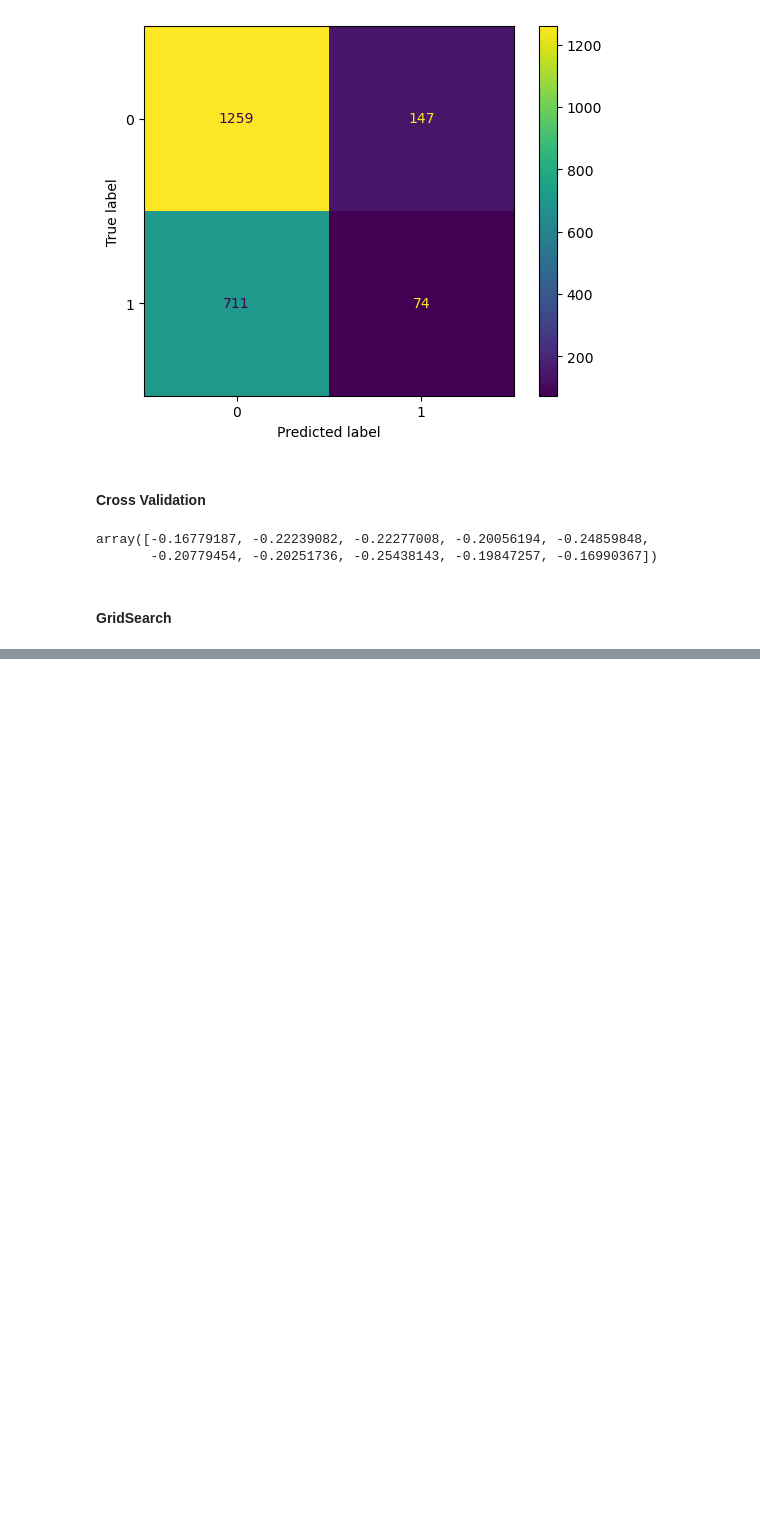
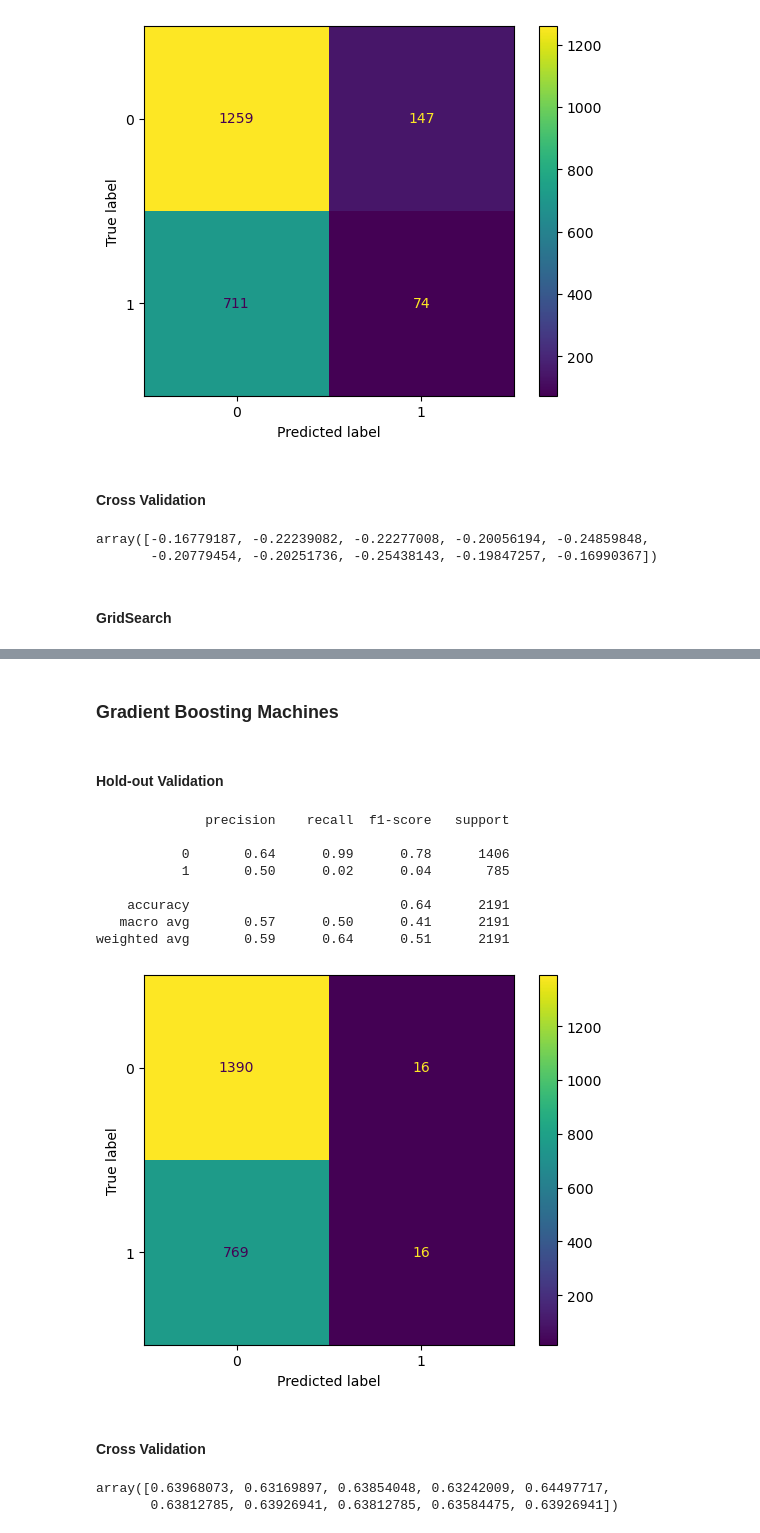
Before and after one commit to orlandopalmeira/Trabalho-DAA-2023-2024, a Jupyter notebook: Tarefa_1/tarefa_1_modelacao.ipynb, the cells around one changed output, grey strips where cells are left out. Cells and saved outputs as stored; diff of their text form; code cells hidden in the pictures; blank space fills up the shorter version.

Commit message:
Gradient Boosting Machines

```diff
--- a/Tarefa_1/tarefa_1_modelacao.ipynb
+++ b/Tarefa_1/tarefa_1_modelacao.ipynb
@@ -576,3 +576,35 @@ Fitting 3 folds for each of 16 candidates, totalling 48 fits
    macro avg       0.50      0.49      0.49      2191
 weighted avg       0.54      0.52      0.53      2191
 [figure]
+# %% [markdown]
+### Gradient Boosting Machines
+# %% [markdown]
+#### Hold-out Validation
+# %%
+from sklearn.ensemble import GradientBoostingClassifier
+
+gbm = GradientBoostingClassifier(random_state=2023)
+gbm.fit(X_train, y_train)
+predictionGBM = gbm.predict(X_test)
+
+print(classification_report(y_test, predictionGBM))
+ConfusionMatrixDisplay.from_predictions(y_test, predictionGBM)
+plt.show()
+# %% [output]
+              precision    recall  f1-score   support
+
+           0       0.64      0.99      0.78      1406
+           1       0.50      0.02      0.04       785
+
+    accuracy                           0.64      2191
+   macro avg       0.57      0.50      0.41      2191
+weighted avg       0.59      0.64      0.51      2191
+[figure, added]
+# %% [markdown]
+#### Cross Validation
+# %%
+scores = cross_val_score(gbm, X, y, cv=10)
+scores
+# %% [output]
+array([0.63968073, 0.63169897, 0.63854048, 0.63242009, 0.64497717,
+       0.63812785, 0.63926941, 0.63812785, 0.63584475, 0.63926941])
```
Also changed, not shown: parts of 4 cells of this notebook.
